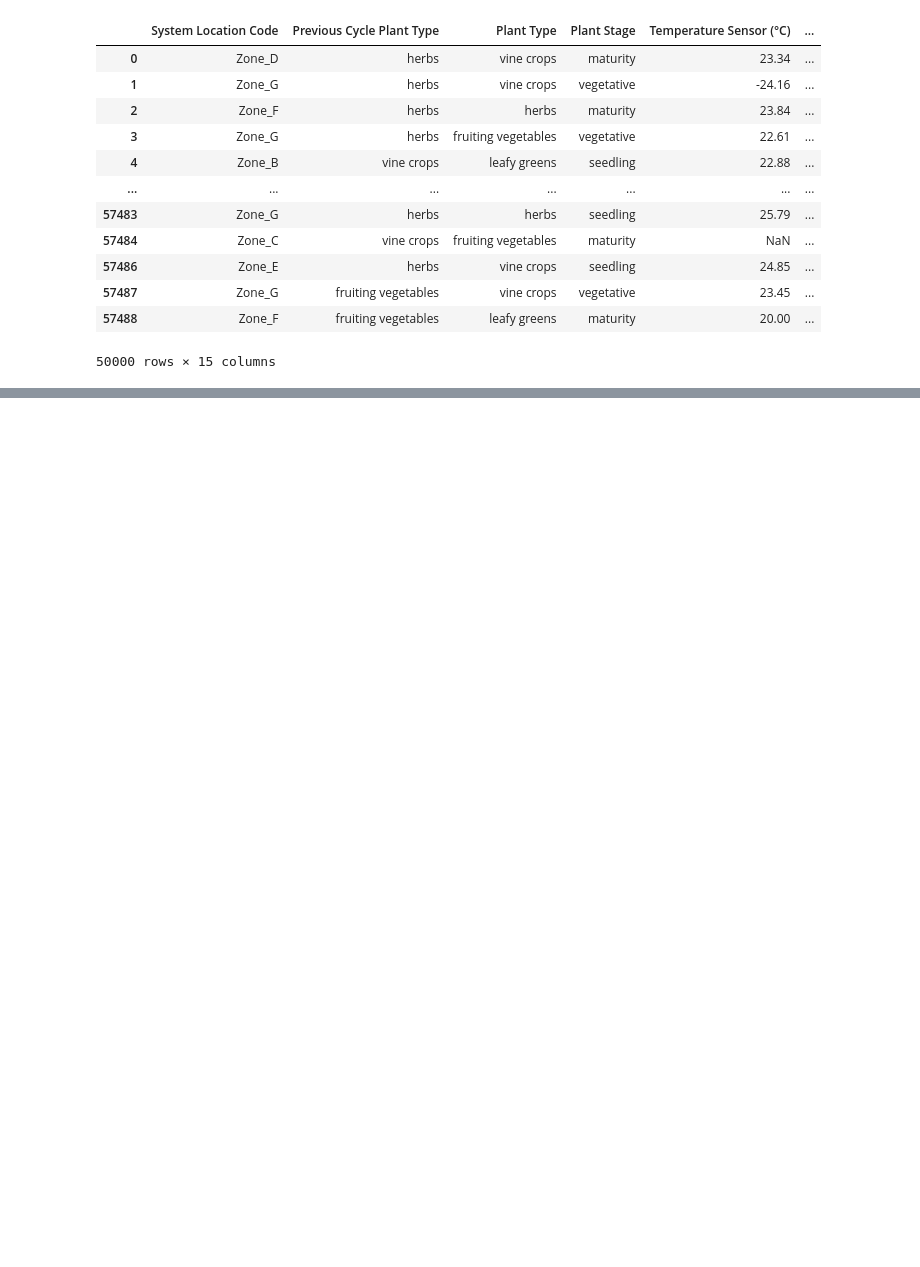
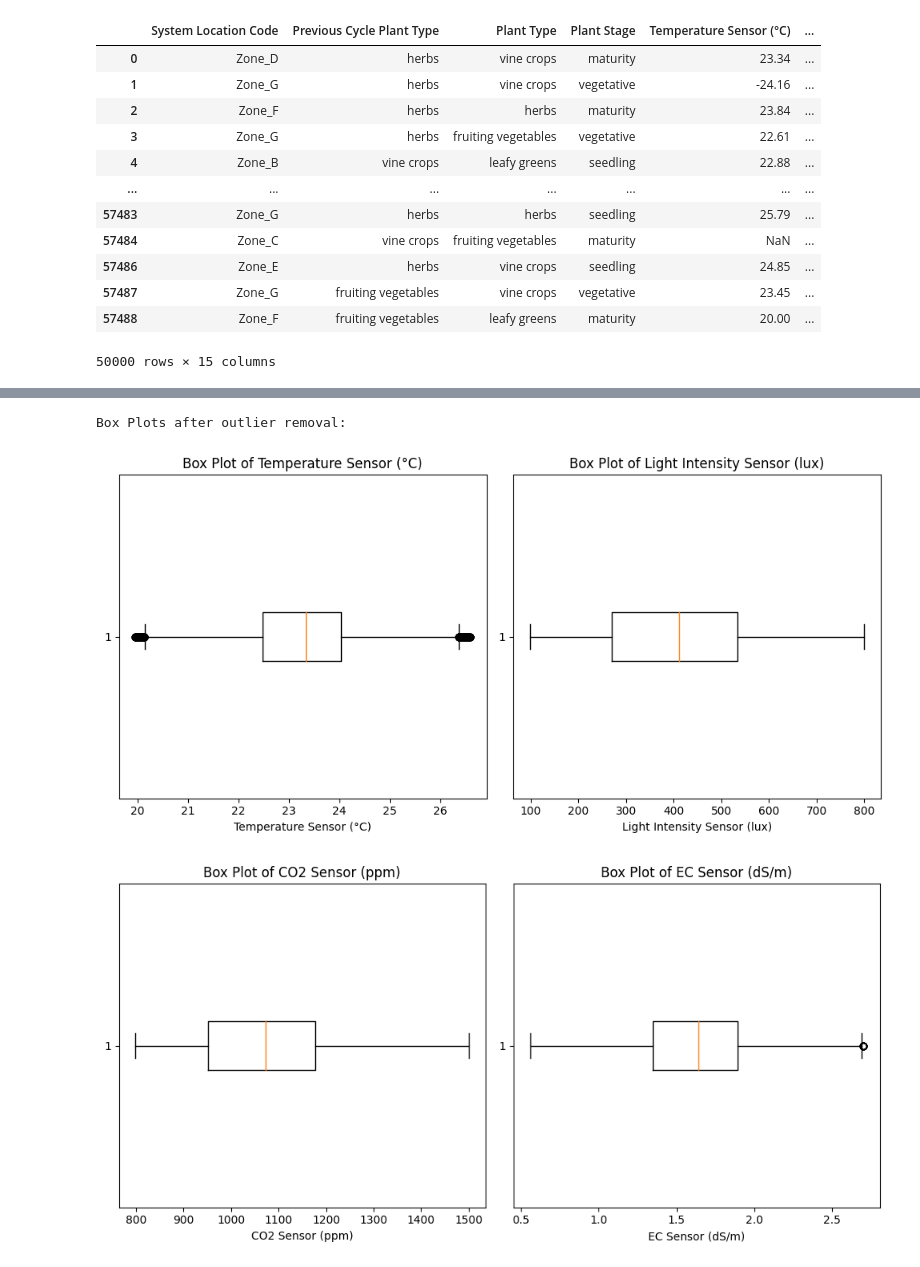
Before and after one commit to hunchongtan/agri-tech-EDA-and-ML-pipeline, a Jupyter notebook: eda.ipynb, the cells around one changed output, grey strips where cells are left out. Cells and saved outputs as stored; diff of their text form; code cells hidden in the pictures; blank space fills up the shorter version.

```diff
--- a/eda.ipynb
+++ b/eda.ipynb
@@ -536,0 +365,40 @@ ValueError: could not convert string to float: 'Zone_A'
+# %%
+'''
+From this output, we can confirm the outliers are removed!
+'''
+
+# Remove outliers using the IQR method
+for col in numeric_cols:
+    Q1 = df[col].quantile(0.25)
+    Q3 = df[col].quantile(0.75)
+    IQR = Q3 - Q1
+    lower_bound = Q1 - 1.5 * IQR
+    upper_bound = Q3 + 1.5 * IQR
+    df = df[(df[col] >= lower_bound) & (df[col] <= upper_bound)]
+
+print("Box Plots after outlier removal:")
+
+cols_per_plot = 2
+
+num_plots = int(np.ceil(len(numeric_cols) / cols_per_plot))
+
+for plot_idx in range(num_plots):
+    fig, axes = plt.subplots(1, cols_per_plot, figsize=(10, 5))
+
+    for i in range(cols_per_plot):
+        col_idx = plot_idx * cols_per_plot + i
+        if col_idx >= len(numeric_cols):
+            break
+        col = numeric_cols[col_idx]
+
+        # Box Plot
+        axes[i].boxplot(df[col].dropna(), vert=False)
+        axes[i].set_title(f'Box Plot of {col}')
+        axes[i].set_xlabel(col)
+
+    plt.tight_layout()
+    plt.show()
+# %% [output]
+Box Plots after outlier removal:
+[figure, added]
+[figure, added]
```
Also changed, not shown: parts of 69 cells of this notebook, 10 other files.
